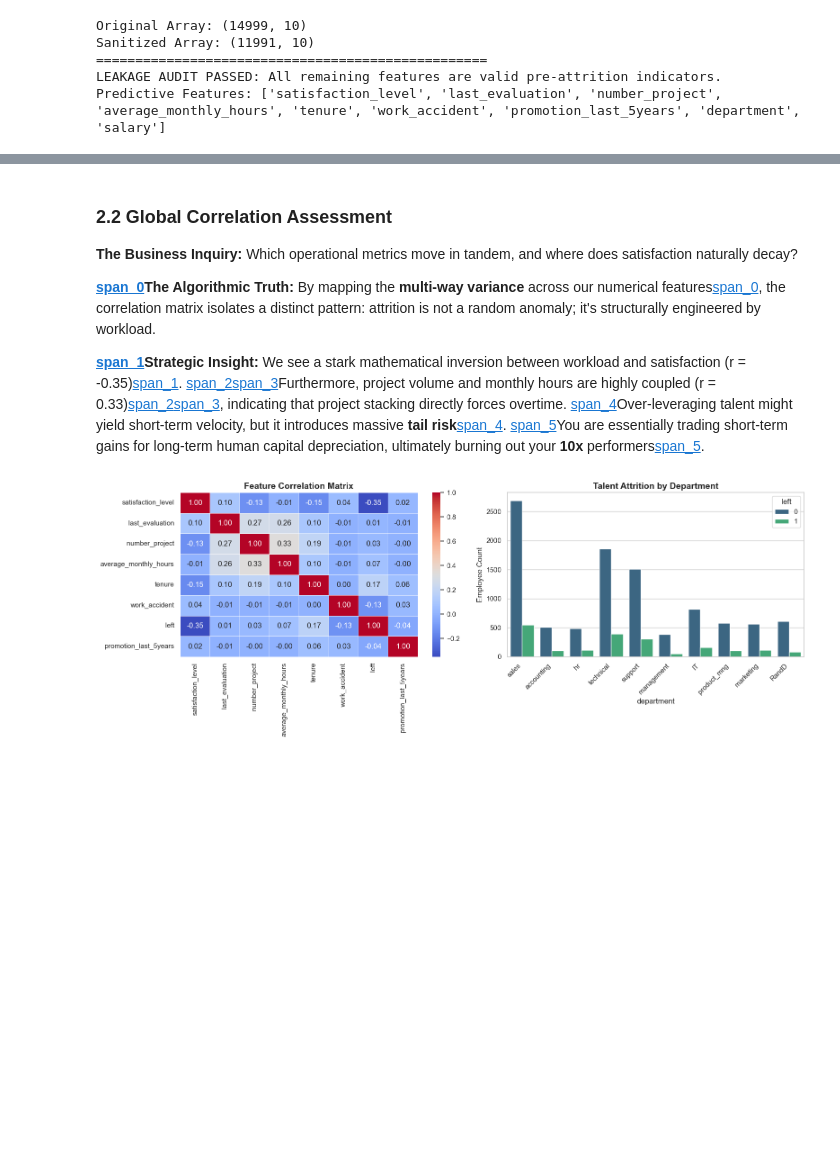
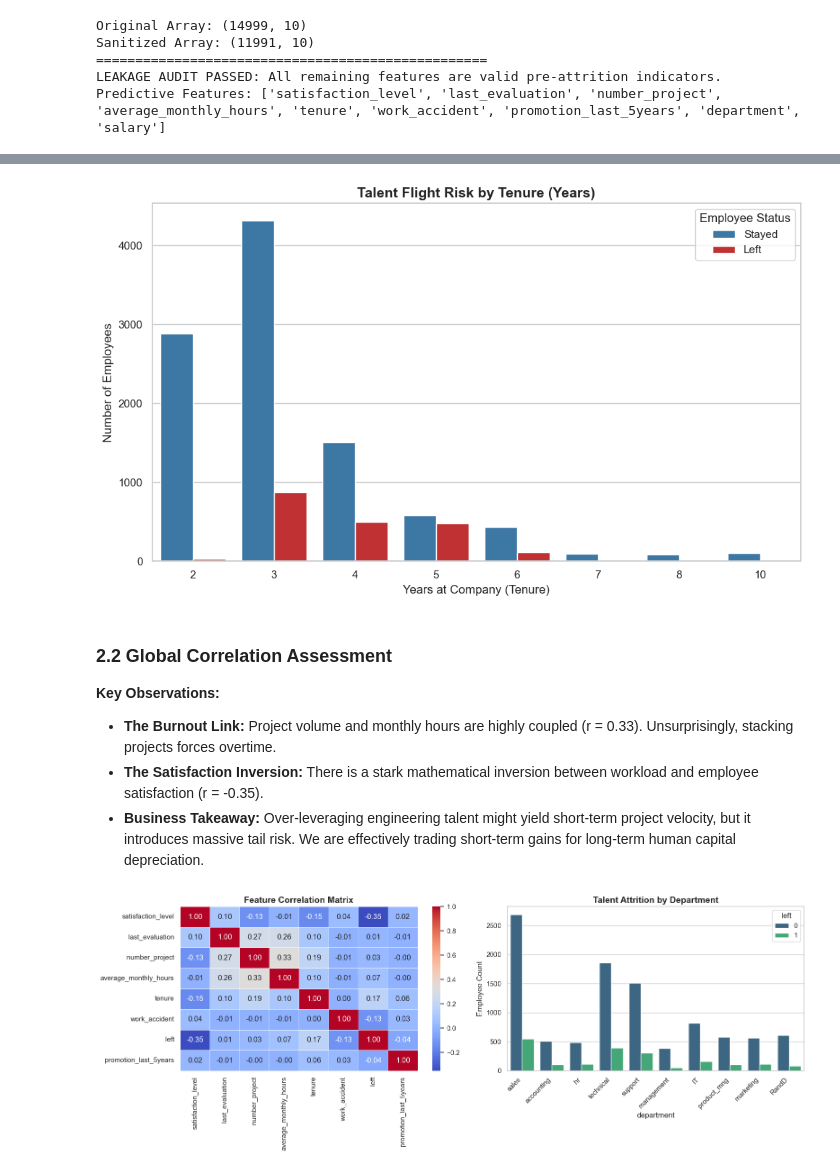
Before and after one commit to navneetwadhavane/salifort-strategic-retention, a Jupyter notebook: salifort_analysis.ipynb, the cells around one changed output, grey strips where cells are left out. Cells and saved outputs as stored; diff of their text form; code cells hidden in the pictures; blank space fills up the shorter version.

```diff
--- a/salifort_analysis.ipynb
+++ b/salifort_analysis.ipynb
@@ -130,11 +138,38 @@ Predictive Features: ['satisfaction_level', 'last_evaluation', 'number_project',
+# %%
+# PACE: Analyze - Bivariate EDA (Tenure vs. Attrition)
+import matplotlib.pyplot as plt
+import seaborn as sns
+
+# Set the visual aesthetic
+sns.set_theme(style="whitegrid")
+plt.figure(figsize=(10, 6))
+
+# Generate a grouped bar chart to isolate the 'left' variable across tenure
+sns.countplot(
+    data=df_clean,
+    x='tenure',
+    hue='left',
+    palette={0: '#2c7bb6', 1: '#d7191c'} # Blue for Stayed, Red for Left
+)
+
+plt.title('Talent Flight Risk by Tenure (Years)', fontsize=14, weight='bold')
+plt.xlabel('Years at Company (Tenure)')
+plt.ylabel('Number of Employees')
+
+# Clean up the legend for presentation
+plt.legend(title='Employee Status', labels=['Stayed', 'Left'], loc='upper right')
+
+plt.tight_layout()
+plt.show()
+# %% [output]
+[figure, added]
 # %% [markdown]
 ### 2.2 Global Correlation Assessment
 
-**The Business Inquiry:** Which operational metrics move in tandem, and where does satisfaction naturally decay?
-
-**[span_0](start_span)The Algorithmic Truth:** By mapping the **multi-way variance** across our numerical features[span_0](end_span), the correlation matrix isolates a distinct pattern: attrition is not a random anomaly; it's structurally engineered by workload.
-
-**[span_1](start_span)Strategic Insight:** We see a stark mathematical inversion between workload and satisfaction (r = -0.35)[span_1](end_span). [span_2](start_span)[span_3](start_span)Furthermore, project volume and monthly hours are highly coupled (r = 0.33)[span_2](end_span)[span_3](end_span), indicating that project stacking directly forces overtime. [span_4](start_span)Over-leveraging talent might yield short-term velocity, but it introduces massive **tail risk**[span_4](end_span). [span_5](start_span)You are essentially trading short-term gains for long-term human capital depreciation, ultimately burning out your **10x** performers[span_5](end_span).
+**Key Observations:**
+* **The Burnout Link:** Project volume and monthly hours are highly coupled (r = 0.33). Unsurprisingly, stacking projects forces overtime.
+* **The Satisfaction Inversion:** There is a stark mathematical inversion between workload and employee satisfaction (r = -0.35).
+* **Business Takeaway:** Over-leveraging engineering talent might yield short-term project velocity, but it introduces massive tail risk. We are effectively trading short-term gains for long-term human capital depreciation.
 # %%
 # Phase 2: ANALYZE - High-Signal EDA & Correlation
 
```
Also changed, not shown: parts of 13 cells of this notebook.
